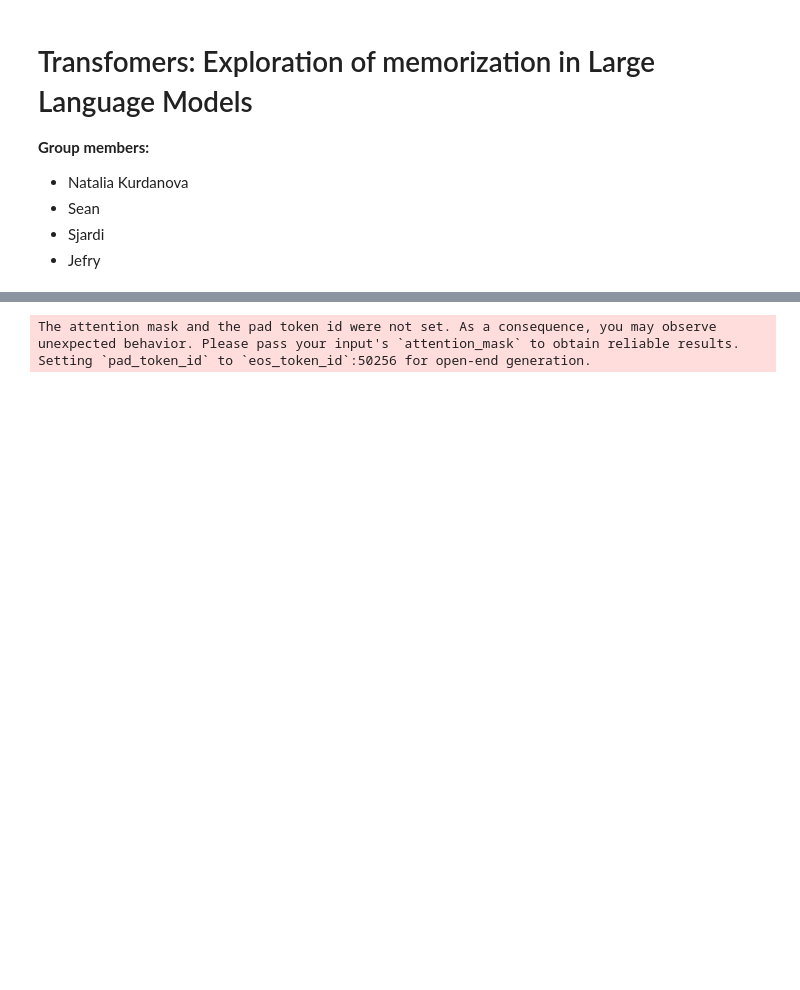
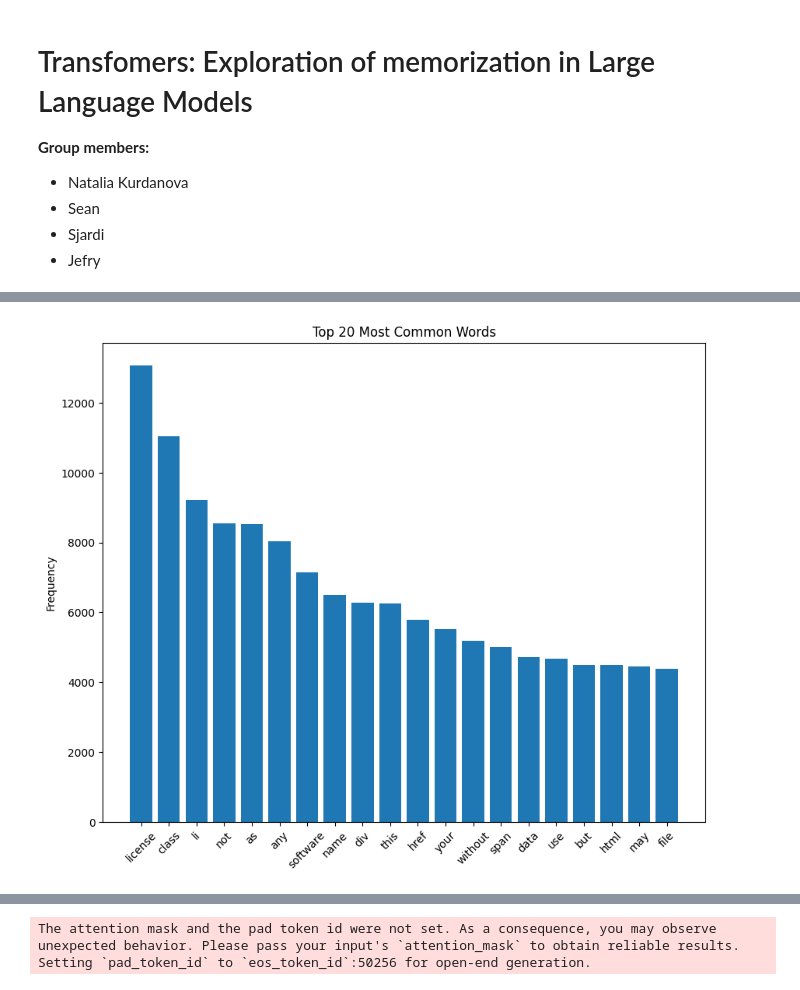
Before and after one commit to NataliaKurd/transformers_end_assignment, a Jupyter notebook: transfomers_project.ipynb, the cells around one changed output, grey strips where cells are left out. Drawn from its saved outputs; the diff is of its cells as text; code cells hidden in the pictures; blank space fills up the shorter version.

```diff
--- a/transfomers_project.ipynb
+++ b/transfomers_project.ipynb
@@ -258,0 +56,3 @@ Number of unique words: 218530
+# %%
+decoded_data = np.asarray(decoded_data)
+decoded_data[100]
@@ -258,0 +83,11 @@ Number of unique words: 218530
+# %%
+# clean the data
+cleaned_data = []
+regex_string = r'[^\w\s]|[\n]|(\s)(i|1|2|0|if|by|are|at|is|a|an|and|the|of|to|and|in|is|or|for|you|he|she|it|this|that|with|be|on)(\s)'
+
+for sequence in tqdm.tqdm(decoded_data):
+  sequence = sequence.lower()
+  cleaned_data.append(re.sub(regex_string, ' ', sequence))
+# %%
+cleaned_data = np.asarray(cleaned_data)
+cleaned_data[100]
@@ -258,0 +96,4 @@ Number of unique words: 218530
+# %%
+df = pd.DataFrame(cleaned_data)
+df['Length'] = df[0].apply(len)
+df['Word_Count'] = df[0].str.split().apply(len)
@@ -258,0 +146,18 @@ Number of unique words: 218530
+# %%
+# most common words
+
+all_words = [word for sentence in df[0] for word in sentence.split() if not word in ['the', '0', 'a', '1', '2', 'i', 's', 'you', 'is']]
+word_counts = Counter(all_words)
+
+top_n = 20
+most_common_words = word_counts.most_common(top_n)
+words, counts = zip(*most_common_words)
+
+plt.figure(figsize=(10, 8))
+plt.bar(words, counts)
+plt.title('Top 20 Most Common Words')
+plt.xticks(rotation=45)
+plt.ylabel('Frequency')
+plt.show()
+# %% [output]
+[figure, added]
```
Also changed, not shown: parts of 58 cells of this notebook.
